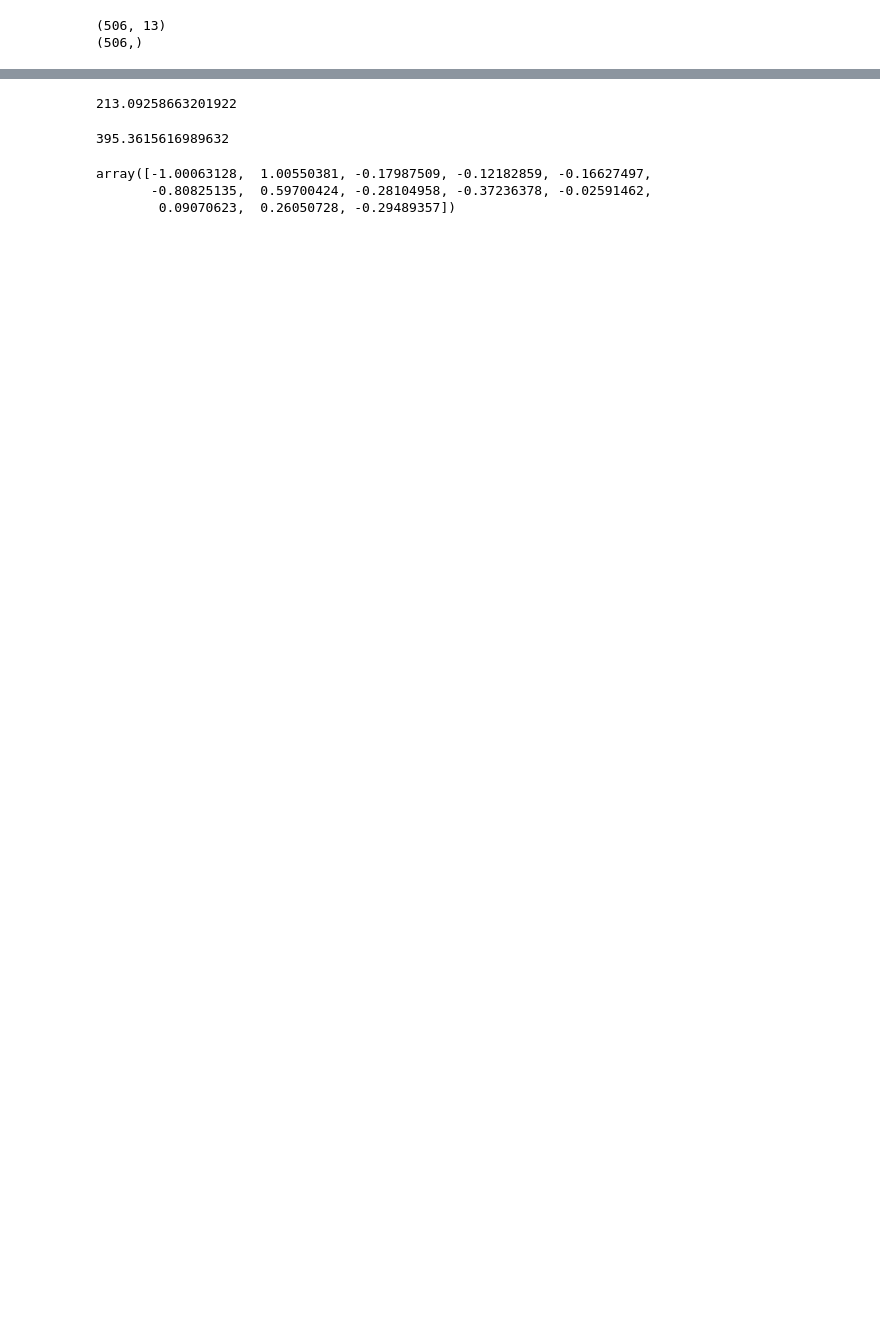
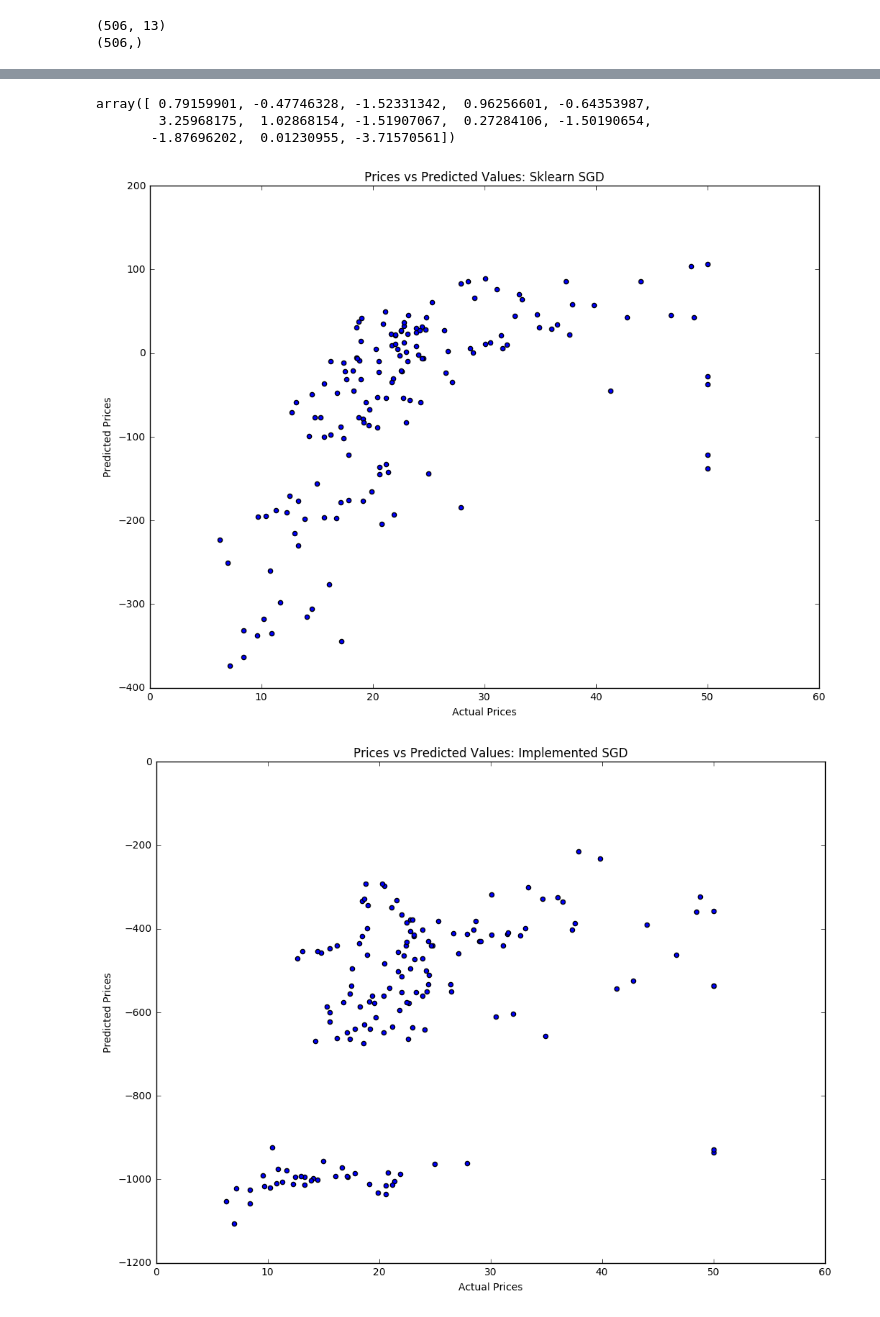
Before and after one commit to rajendrac3/Machine-Learning, a Jupyter notebook: Implement SGD for linear regression/SGD.ipynb, the cells around one changed output, grey strips where cells are left out. Cells and saved outputs as stored; diff of their text form; code cells hidden in the pictures; blank space fills up the shorter version.

Commit message:
Compared weighs of SGD and own implemetation

```diff
--- a/Implement SGD for linear regression/SGD.ipynb
+++ b/Implement SGD for linear regression/SGD.ipynb
@@ -89,52 +97,26 @@ def calculate_mse(w,b,data,label):
-# %%
-learning_rate = 0.001
-#initialize weight and bias of model
-mu,sigma = 0,0.1
-w = np.random.random(13)
-# print(type(w))
-# print(w)
-# w = np.asarray([-1.00063128,  1.00550381, -0.17987509, -0.12182859, -0.16627497,
-#        -0.80825135,  0.59700424, -0.28104958, -0.37236378, -0.02591462,
-#         0.09070623,  0.26050728, -0.29489357])
-b = random.random()
-
-iteration_loss_train = []
-w_new,b_new = np.zeros((13,)),0.0
-
-while True:
-    train_loss = 0.0
-    w_loss,b_loss=0.0,0.0
-    # Randomly generate number to select random points
-    random_indexes = np.random.randint(2,X_train_new.shape[0],1)[0]
-    rand_xtrain = X_train_new[:random_indexes]
-    rand_ytrain = Y_train[:random_indexes]
-    for idx,x in enumerate(rand_xtrain):
-        w_loss += ((x * (-2))*(Y_train[idx] - (np.dot(w.T,x) + b)))
-        b_loss += (-2)*(Y_train[idx] - (np.dot(w.T,x) + b))
-    w_new = w - learning_rate * w_loss
-    b_new = b - learning_rate * b_loss
-    train_loss = get_mse(w_new,b_new,rand_xtrain,rand_ytrain)
-    #stop when two consecutive weights are same
-    if (w==w_new).all():
-        iteration_loss_train.append(train_loss)
-        w = w_new
-        b = b_new
-        break
-    iteration_loss_train.append(train_loss)
-    w = w_new
-    learning_rate = learning_rate/2
-    b = b_new
-
-get_mse(w,b,X_test,y_test)
-# %% [output]
-213.09258663201922
-# %%
-get_mse(w,b,X_test,y_test)
-# %% [output]
-395.3615616989632
-# %%
-w
-# %% [output]
-array([-1.00063128,  1.00550381, -0.17987509, -0.12182859, -0.16627497,
-       -0.80825135,  0.59700424, -0.28104958, -0.37236378, -0.02591462,
-        0.09070623,  0.26050728, -0.29489357])
+# %%
+initial_w
+# %% [output]
+array([ 0.79159901, -0.47746328, -1.52331342,  0.96256601, -0.64353987,
+        3.25968175,  1.02868154, -1.51907067,  0.27284106, -1.50190654,
+       -1.87696202,  0.01230955, -3.71570561])
+# %%
+# Prices vs Predicted Values plot
+#Sklearn SGD
+plt.figure(figsize=(12, 9))
+plt.scatter(y_test, clf.predict(x_test))
+plt.xlabel("Actual Prices")
+plt.ylabel("Predicted Prices")
+plt.title("Prices vs Predicted Values: Sklearn SGD")
+plt.show()
+
+#Implemented SGD
+plt.figure(figsize=(12, 9))
+plt.scatter([y_test], [(np.dot(x_test, initial_w) + b)])
+plt.xlabel("Actual Prices")
+plt.ylabel("Predicted Prices")
+plt.title("Prices vs Predicted Values: Implemented SGD")
+plt.show()
+# %% [output]
+[figure, added]
+[figure, added]
```
Also changed, not shown: parts of 10 cells of this notebook, 1 other file.
